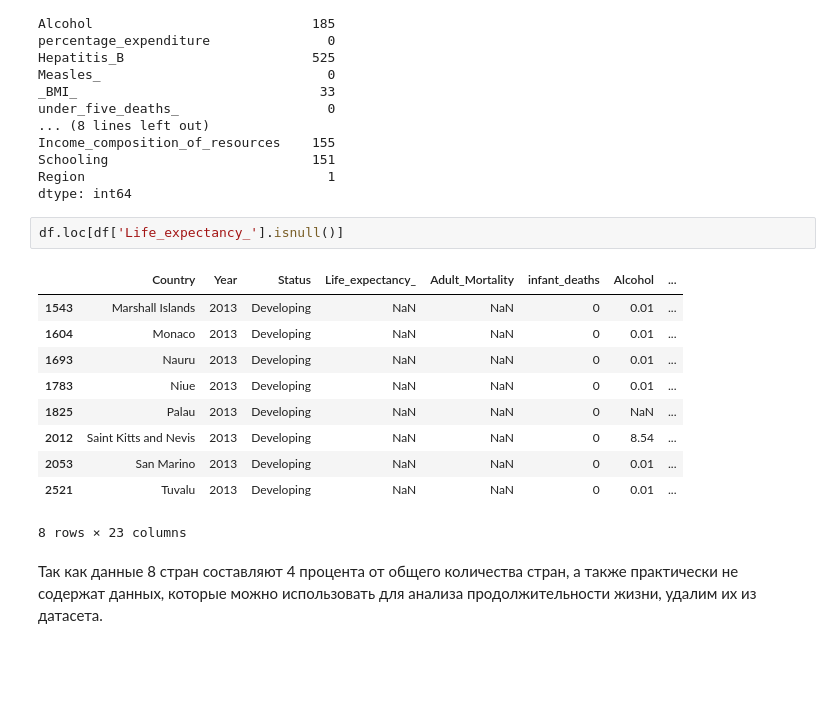
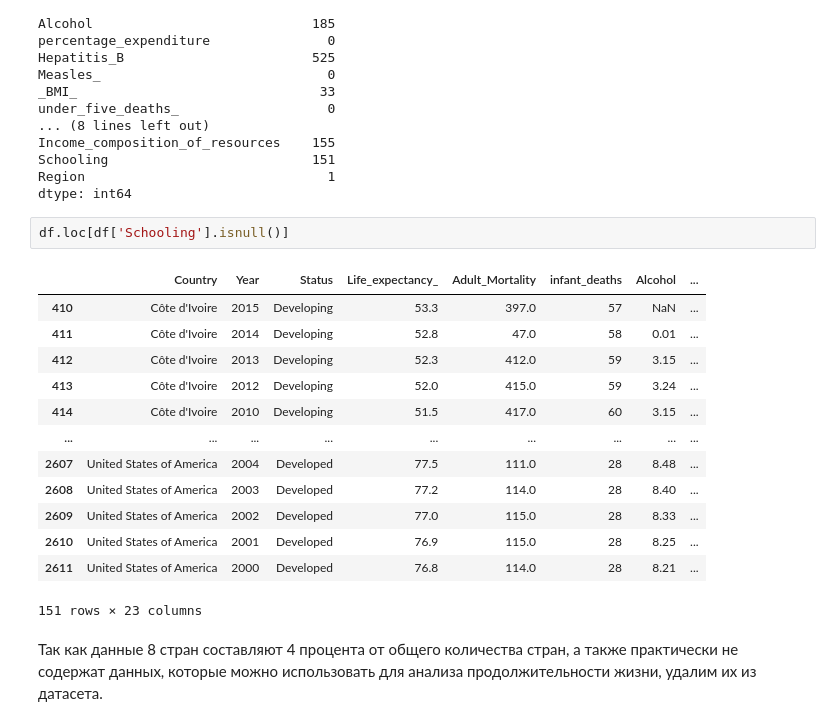
Before and after one commit to LlirikOknessu/MachineLearningCourseLabs, a Jupyter notebook: Kozlova/Analyze.ipynb, the cells around one changed output. Drawn from its saved outputs; the diff is of its cells as text; blank space fills up the shorter version.

```diff
--- a/Kozlova/Analyze.ipynb
+++ b/Kozlova/Analyze.ipynb
@@ -135,18 +135,21 @@ Schooling                          151
 Region                               1
 dtype: int64
 # %%
-df.loc[df['Life_expectancy_'].isnull()]
+df.loc[df['Schooling'].isnull()]
 # %% [output]
 |  | Country | Year | Status | Life_expectancy_ | Adult_Mortality | infant_deaths | Alcohol | ... |
-| 1543 | Marshall Islands | 2013 | Developing | NaN | NaN | 0 | 0.01 | ... |
-| 1604 | Monaco | 2013 | Developing | NaN | NaN | 0 | 0.01 | ... |
-| 1693 | Nauru | 2013 | Developing | NaN | NaN | 0 | 0.01 | ... |
-| 1783 | Niue | 2013 | Developing | NaN | NaN | 0 | 0.01 | ... |
-| 1825 | Palau | 2013 | Developing | NaN | NaN | 0 | NaN | ... |
-| 2012 | Saint Kitts and Nevis | 2013 | Developing | NaN | NaN | 0 | 8.54 | ... |
-| 2053 | San Marino | 2013 | Developing | NaN | NaN | 0 | 0.01 | ... |
-| 2521 | Tuvalu | 2013 | Developing | NaN | NaN | 0 | 0.01 | ... |
+| 410 | Côte d'Ivoire | 2015 | Developing | 53.3 | 397.0 | 57 | NaN | ... |
+| 411 | Côte d'Ivoire | 2014 | Developing | 52.8 | 47.0 | 58 | 0.01 | ... |
+| 412 | Côte d'Ivoire | 2013 | Developing | 52.3 | 412.0 | 59 | 3.15 | ... |
+| 413 | Côte d'Ivoire | 2012 | Developing | 52.0 | 415.0 | 59 | 3.24 | ... |
+| 414 | Côte d'Ivoire | 2010 | Developing | 51.5 | 417.0 | 60 | 3.15 | ... |
+| ... | ... | ... | ... | ... | ... | ... | ... | ... |
+| 2607 | United States of America | 2004 | Developed | 77.5 | 111.0 | 28 | 8.48 | ... |
+| 2608 | United States of America | 2003 | Developed | 77.2 | 114.0 | 28 | 8.40 | ... |
+| 2609 | United States of America | 2002 | Developed | 77.0 | 115.0 | 28 | 8.33 | ... |
+| 2610 | United States of America | 2001 | Developed | 76.9 | 115.0 | 28 | 8.25 | ... |
+| 2611 | United States of America | 2000 | Developed | 76.8 | 114.0 | 28 | 8.21 | ... |
-8 rows × 23 columns
+151 rows × 23 columns
 # %% [markdown]
 Так как данные 8 стран составляют 4 процента от общего количества стран, а также практически не содержат данных, которые можно использовать для анализа продолжительности жизни, удалим их из датасета.
 # %%
```
Also changed, not shown: parts of 17 cells of this notebook, 23 other files.
